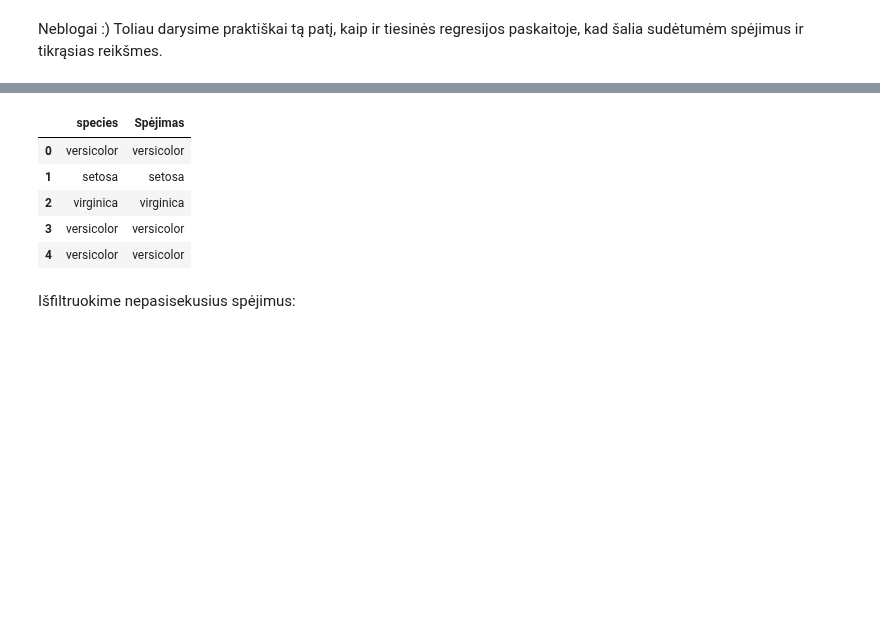
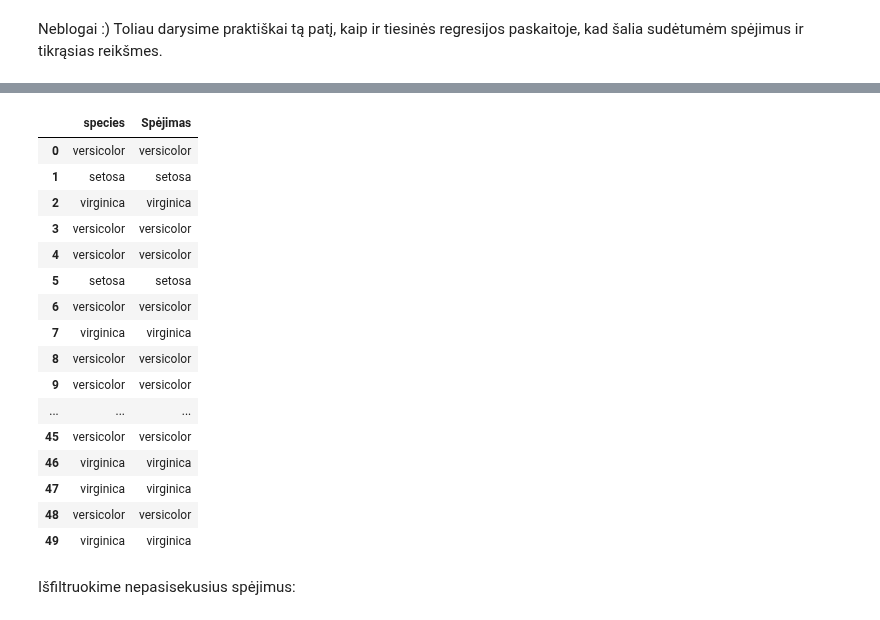
Before and after one commit to robotautas/kursas, a Jupyter notebook: Machine Learning/logistical_regression.ipynb, the cells around one changed output, grey strips where cells are left out. Saved outputs shown, nothing was run; the diff lists cells and outputs as text; code cells hidden in the pictures; blank space fills up the shorter version.

```diff
--- a/Machine Learning/logistical_regression.ipynb
+++ b/Machine Learning/logistical_regression.ipynb
@@ -148,14 +150,25 @@ spejimai = pd.Series(data=preds, name='Spėjimas')
 # %%
 res = pd.concat([y_test.reset_index(), spejimai], axis=1)[['species', 'Spėjimas']]
 # %%
-res.head()
+res.head(50)
 # %% [output]
 |  | species | Spėjimas |
 | 0 | versicolor | versicolor |
 | 1 | setosa | setosa |
 | 2 | virginica | virginica |
 | 3 | versicolor | versicolor |
 | 4 | versicolor | versicolor |
+| 5 | setosa | setosa |
+| 6 | versicolor | versicolor |
+| 7 | virginica | virginica |
+| 8 | versicolor | versicolor |
+| 9 | versicolor | versicolor |
+| ... | ... | ... |
+| 45 | versicolor | versicolor |
+| 46 | virginica | virginica |
+| 47 | virginica | virginica |
+| 48 | versicolor | versicolor |
+| 49 | virginica | virginica |
 # %% [markdown]
 Išfiltruokime nepasisekusius spėjimus:
 # %%
```
Also changed, not shown: parts of 12 cells of this notebook.
